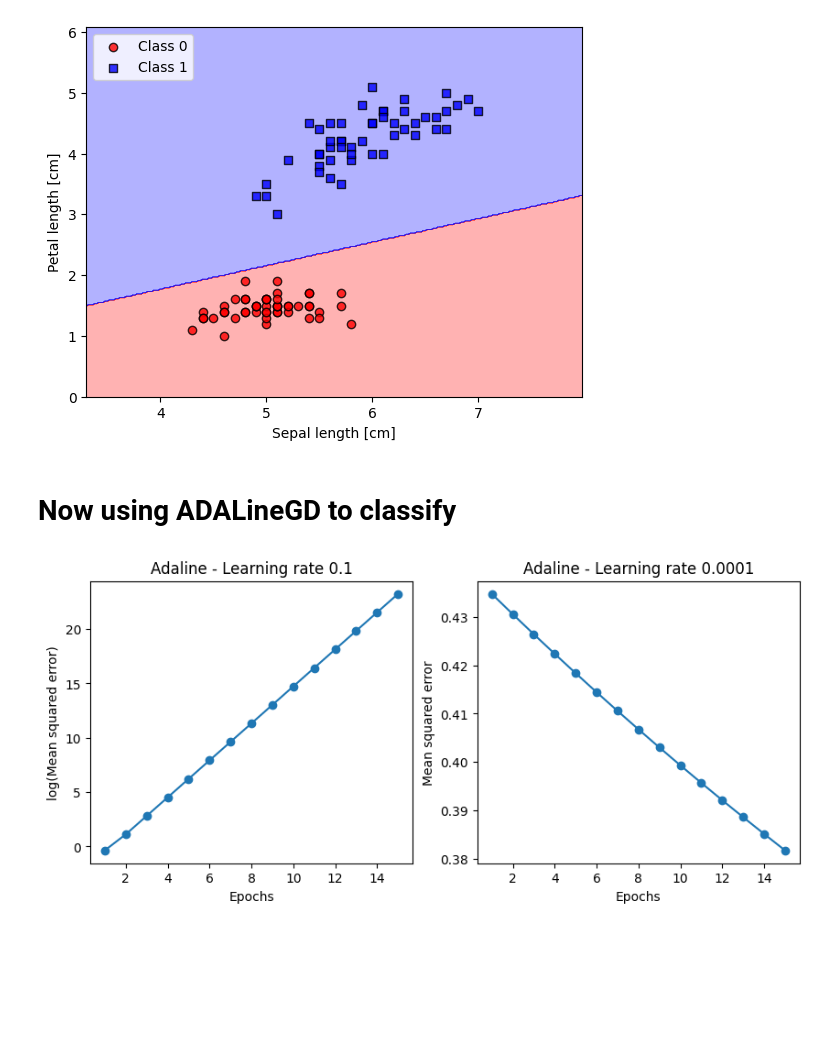
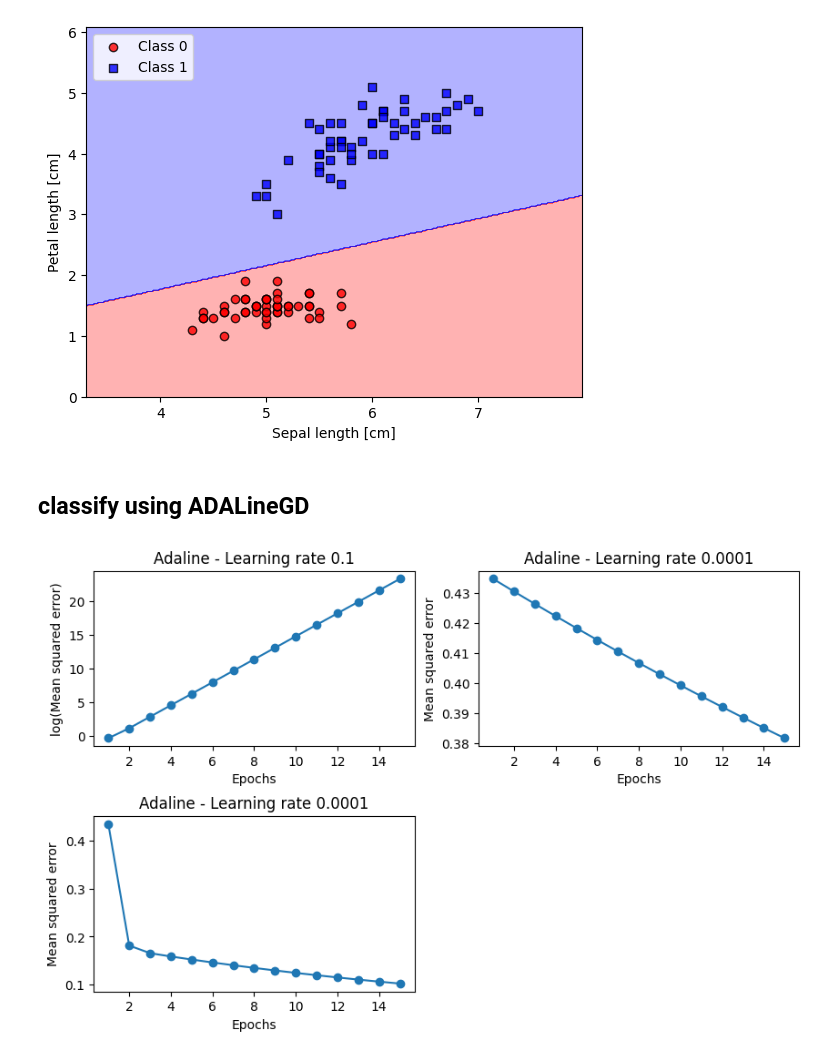
Before and after one commit to RalphExp/MachineLearning, a Jupyter notebook: DLFC/Application/ch02.ipynb, the cells around one changed output. Saved outputs shown, nothing was run; the diff lists cells and outputs as text; code cells hidden in the pictures; blank space fills up the shorter version.

```diff
--- a/DLFC/Application/ch02.ipynb
+++ b/DLFC/Application/ch02.ipynb
@@ -61,20 +63,28 @@ plt.show()
 # %% [output]
 [figure]
 # %% [markdown]
-# Now using ADALineGD to classify
+## classify using ADALineGD
 # %%
-fig, ax = plt.subplots(nrows=1, ncols=2, figsize=(10, 4))
+fig, ax = plt.subplots(nrows=2, ncols=2, figsize=(10, 6),gridspec_kw={'hspace': 0.4})
 ada1 = AdalineGD(n_iter=15, eta=0.1).fit(X, y)
-ax[0].plot(range(1, len(ada1.losses_) + 1), np.log10(ada1.losses_), marker='o')
-ax[0].set_xlabel('Epochs')
-ax[0].set_ylabel('log(Mean squared error)')
-ax[0].set_title('Adaline - Learning rate 0.1')
+ax[0,0].plot(range(1, len(ada1.losses_) + 1), np.log10(ada1.losses_), marker='o')
+ax[0,0].set_xlabel('Epochs')
+ax[0,0].set_ylabel('log(Mean squared error)')
+ax[0,0].set_title('Adaline - Learning rate 0.1')
 
 ada2 = AdalineGD(n_iter=15, eta=0.0001).fit(X, y)
-ax[1].plot(range(1, len(ada2.losses_) + 1), ada2.losses_, marker='o')
-ax[1].set_xlabel('Epochs')
-ax[1].set_ylabel('Mean squared error')
-ax[1].set_title('Adaline - Learning rate 0.0001')
+ax[0,1].plot(range(1, len(ada2.losses_) + 1), ada2.losses_, marker='o')
+ax[0,1].set_xlabel('Epochs')
+ax[0,1].set_ylabel('Mean squared error')
+ax[0,1].set_title('Adaline - Learning rate 0.0001')
+
+ada3 = AdalineGD(n_iter=15, eta=0.01).fit(X, y)
+ax[1,0].plot(range(1, len(ada3.losses_) + 1), ada3.losses_, marker='o')
+ax[1,0].set_xlabel('Epochs')
+ax[1,0].set_ylabel('Mean squared error')
+ax[1,0].set_title('Adaline - Learning rate 0.0001')
+
+fig.delaxes(ax[1,1])
 plt.show()
 # %% [output]
-[figure, old version]
+[figure, new version]
```
Also changed, not shown: parts of 1 cell of this notebook.
